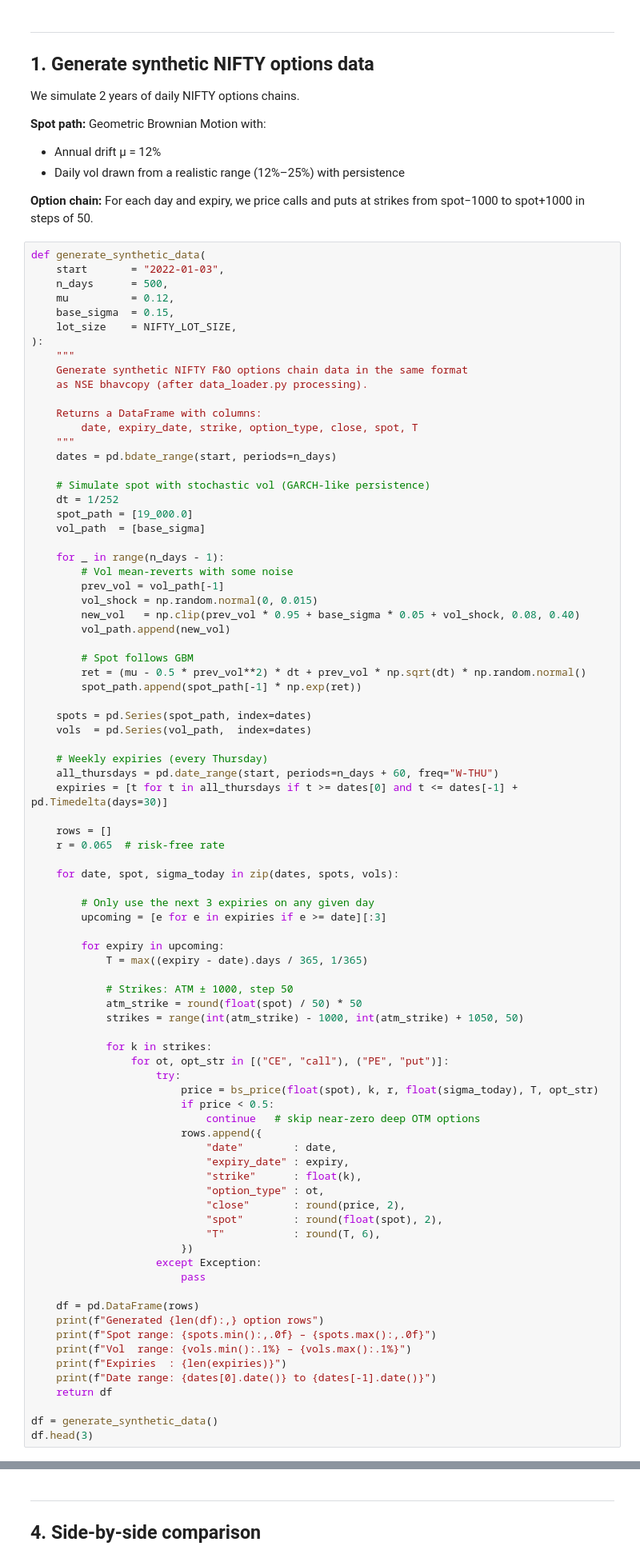
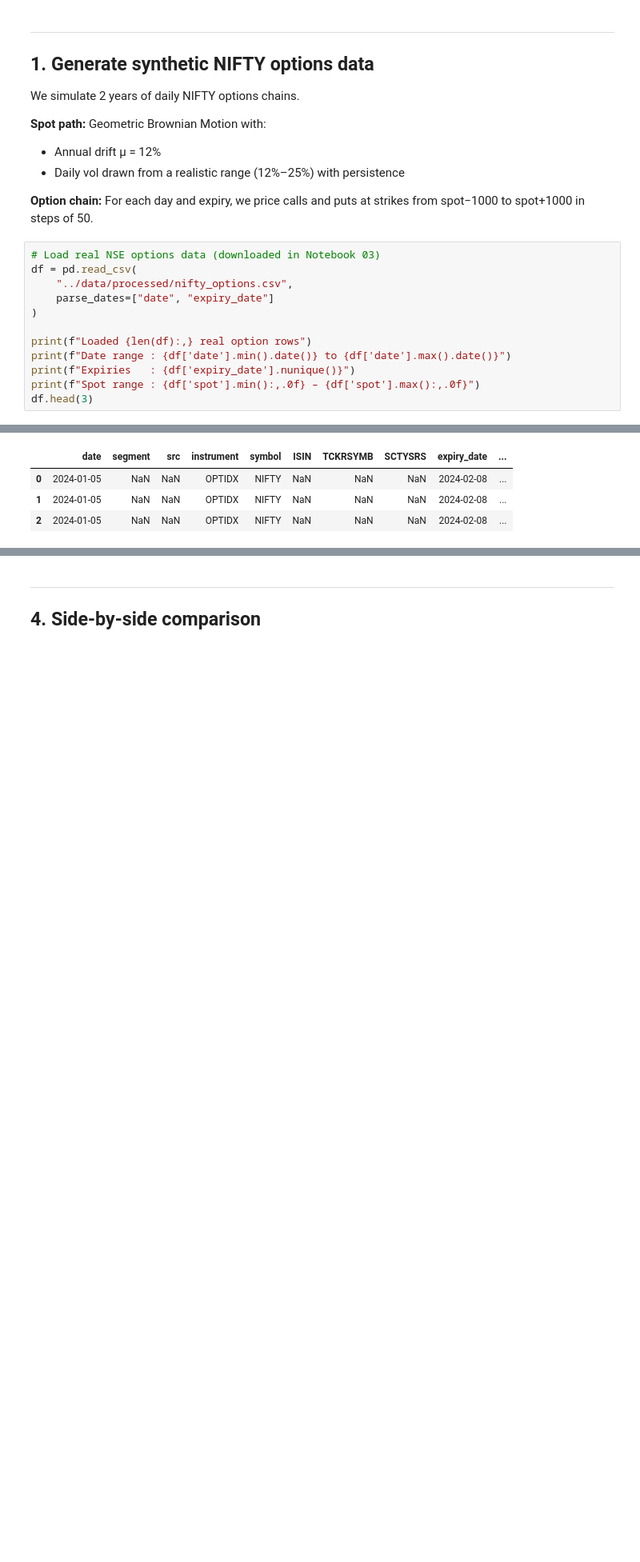
Before and after one commit to cholebhaturepanipuri/options-research-project, a Jupyter notebook: notebooks/04_strategy_backtest.ipynb, the cells around one changed output, grey strips where cells are left out. Shown at 80% size. Drawn from its saved outputs; the diff is of its cells as text; blank space fills up the shorter version.

Commit message:
project complete: real data backtest results, final report

```diff
--- a/notebooks/04_strategy_backtest.ipynb
+++ b/notebooks/04_strategy_backtest.ipynb
@@ -46,85 +48,15 @@ We simulate 2 years of daily NIFTY options chains.
 **Option chain:** For each day and expiry, we price calls and puts at
 strikes from spot−1000 to spot+1000 in steps of 50.
 # %%
-def generate_synthetic_data(
-    start       = "2022-01-03",
-    n_days      = 500,
-    mu          = 0.12,
-    base_sigma  = 0.15,
-    lot_size    = NIFTY_LOT_SIZE,
-):
-    """
-    Generate synthetic NIFTY F&O options chain data in the same format
-    as NSE bhavcopy (after data_loader.py processing).
+# Load real NSE options data (downloaded in Notebook 03)
+df = pd.read_csv(
+    "../data/processed/nifty_options.csv",
+    parse_dates=["date", "expiry_date"]
+)
 
-    Returns a DataFrame with columns:
-        date, expiry_date, strike, option_type, close, spot, T
-    """
-    dates = pd.bdate_range(start, periods=n_days)
-
-    # Simulate spot with stochastic vol (GARCH-like persistence)
-    dt = 1/252
-    spot_path = [19_000.0]
-    vol_path  = [base_sigma]
-
-    for _ in range(n_days - 1):
-        # Vol mean-reverts with some noise
-        prev_vol = vol_path[-1]
-        vol_shock = np.random.normal(0, 0.015)
-        new_vol   = np.clip(prev_vol * 0.95 + base_sigma * 0.05 + vol_shock, 0.08, 0.40)
-        vol_path.append(new_vol)
-
-        # Spot follows GBM
-        ret = (mu - 0.5 * prev_vol**2) * dt + prev_vol * np.sqrt(dt) * np.random.normal()
-        spot_path.append(spot_path[-1] * np.exp(ret))
-
-    spots = pd.Series(spot_path, index=dates)
-    vols  = pd.Series(vol_path,  index=dates)
-
-    # Weekly expiries (every Thursday)
-    all_thursdays = pd.date_range(start, periods=n_days + 60, freq="W-THU")
-    expiries = [t for t in all_thursdays if t >= dates[0] and t <= dates[-1] + pd.Timedelta(days=30)]
-
-    rows = []
-    r = 0.065  # risk-free rate
-
-    for date, spot, sigma_today in zip(dates, spots, vols):
-
-        # Only use the next 3 expiries on any given day
-        upcoming = [e for e in expiries if e >= date][:3]
-
-        for expiry in upcoming:
-            T = max((expiry - date).days / 365, 1/365)
-
-            # Strikes: ATM ± 1000, step 50
-            atm_strike = round(float(spot) / 50) * 50
-            strikes = range(int(atm_strike) - 1000, int(atm_strike) + 1050, 50)
-
-            for k in strikes:
-                for ot, opt_str in [("CE", "call"), ("PE", "put")]:
-                    try:
-                        price = bs_price(float(spot), k, r, float(sigma_today), T, opt_str)
-                        if price < 0.5:
-                            continue   # skip near-zero deep OTM options
-                        rows.append({
-                            "date"        : date,
-                            "expiry_date" : expiry,
-                            "strike"      : float(k),
-                            "option_type" : ot,
-                            "close"       : round(price, 2),
-                            "spot"        : round(float(spot), 2),
-                            "T"           : round(T, 6),
-                        })
-                    except Exception:
-                        pass
-
-    df = pd.DataFrame(rows)
-    print(f"Generated {len(df):,} option rows")
-    print(f"Spot range: {spots.min():,.0f} – {spots.max():,.0f}")
-    print(f"Vol  range: {vols.min():.1%} – {vols.max():.1%}")
-    print(f"Expiries  : {len(expiries)}")
-    print(f"Date range: {dates[0].date()} to {dates[-1].date()}")
-    return df
-
-df = generate_synthetic_data()
+print(f"Loaded {len(df):,} real option rows")
+print(f"Date range : {df['date'].min().date()} to {df['date'].max().date()}")
+print(f"Expiries   : {df['expiry_date'].nunique()}")
+print(f"Spot range : {df['spot'].min():,.0f} – {df['spot'].max():,.0f}")
 df.head(3)
+# %% [output]
@@ -130,0 +67,4 @@ df.head(3)
+|  | date | segment | src | instrument | symbol | ISIN | TCKRSYMB | SCTYSRS | expiry_date | ... |
+| 0 | 2024-01-05 | NaN | NaN | OPTIDX | NIFTY | NaN | NaN | NaN | 2024-02-08 | ... |
+| 1 | 2024-01-05 | NaN | NaN | OPTIDX | NIFTY | NaN | NaN | NaN | 2024-02-08 | ... |
+| 2 | 2024-01-05 | NaN | NaN | OPTIDX | NIFTY | NaN | NaN | NaN | 2024-02-08 | ... |
```
Also changed, not shown: parts of 14 cells of this notebook, 9 other files.
